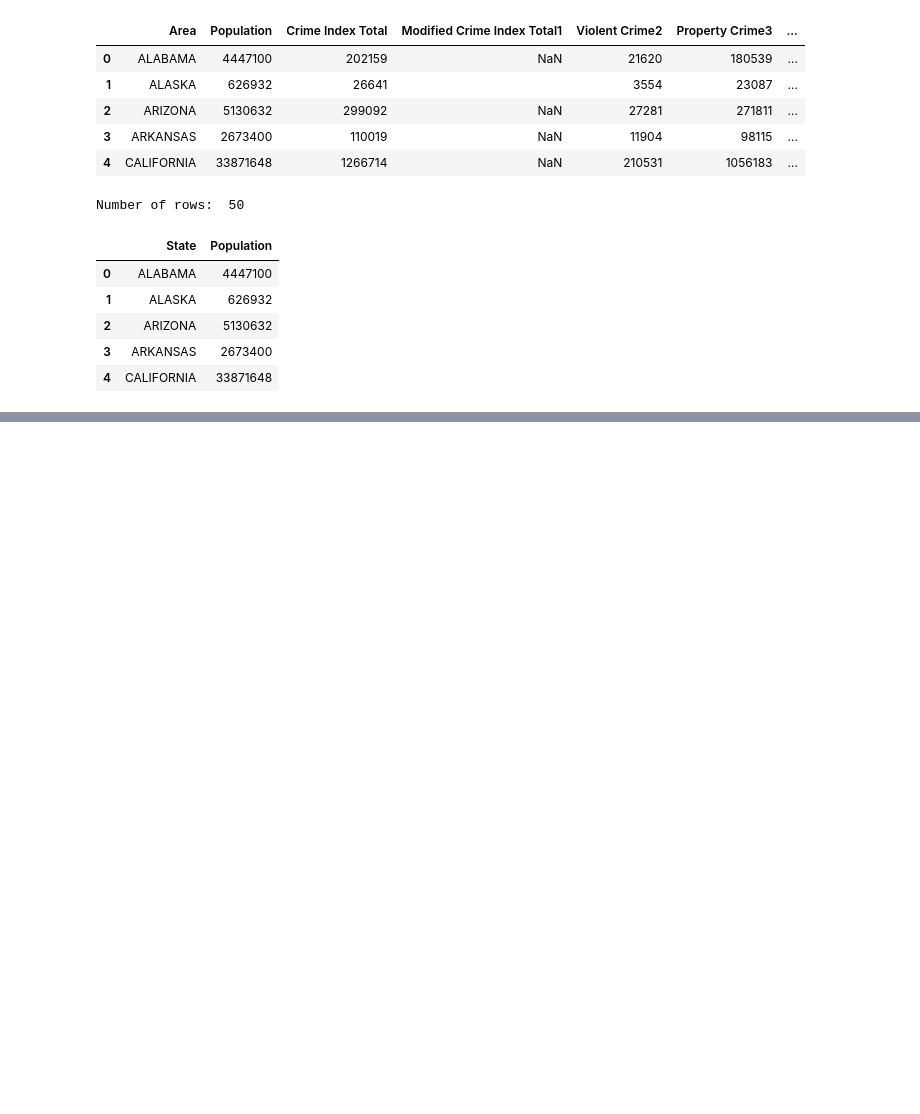
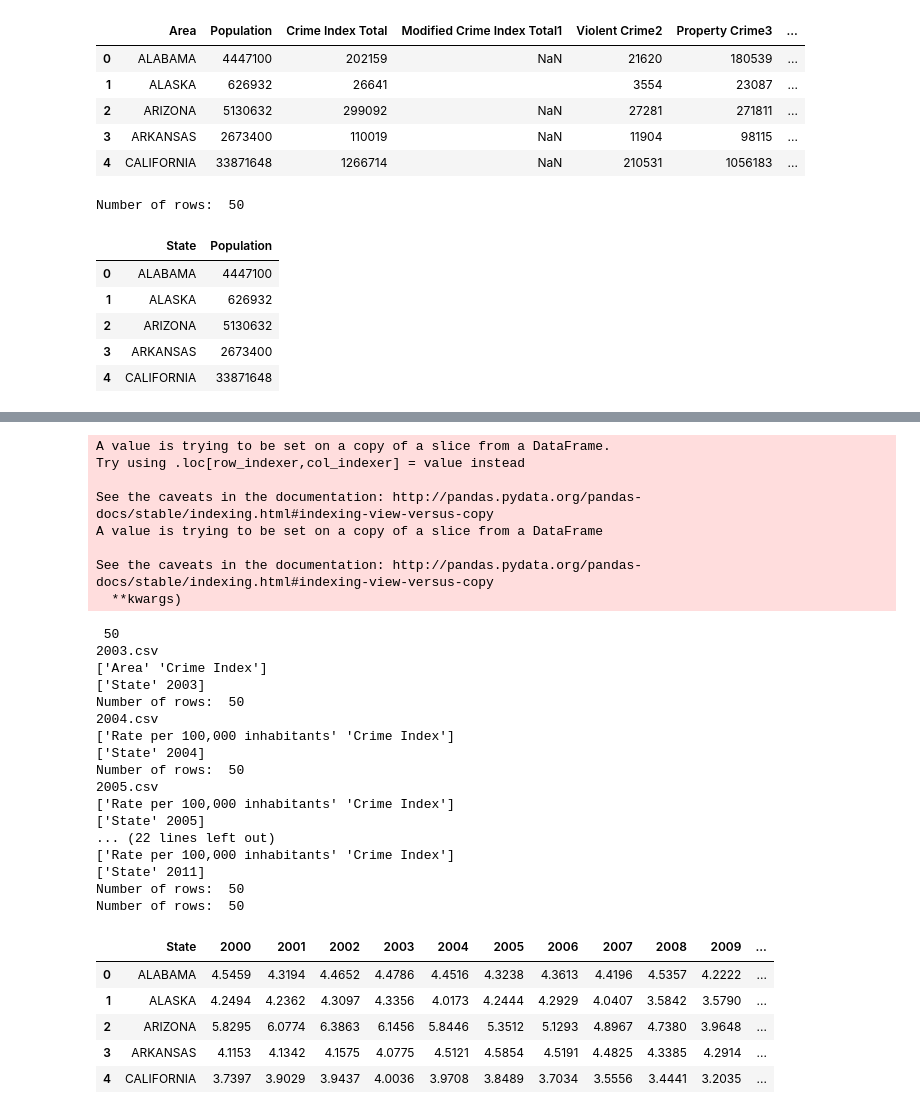
Before and after one commit to bkcno/teamawesome, a Jupyter notebook: crime_data_assembly.ipynb, the cells around one changed output, grey strips where cells are left out. Drawn from its saved outputs; the diff is of its cells as text; code cells hidden in the pictures; blank space fills up the shorter version.

```diff
--- a/crime_data_assembly.ipynb
+++ b/crime_data_assembly.ipynb
@@ -272,0 +389,5 @@ pop_df.to_csv('data\crime\population_all.csv', sep=',', encoding='utf-8', index=
+# %%
+# Load CSV
+path = os.path.join('data', 'crime','crime_rate_cleaned', '2000.csv')
+crime_rate100 = pd.read_csv(path)
+crime_rate100.head(5)
@@ -272,0 +401,6 @@ pop_df.to_csv('data\crime\population_all.csv', sep=',', encoding='utf-8', index=
+# %%
+# Select State and Total Crime columns
+crime_rate100 = crime_rate100.iloc[:,[0,1]]
+
+# Rename columns
+crime_rate100.rename(columns={list(crime_rate100)[0]:'State',list(crime_rate100)[1]:'Rate per 100,000 inhabitants'}, inplace=True)
@@ -272,0 +419,32 @@ pop_df.to_csv('data\crime\population_all.csv', sep=',', encoding='utf-8', index=
+# %%
+# Loop through directory and save crime rate for each year then merge dataframes
+year = 2000
+directory = os.path.join('data', 'crime','crime_rate_cleaned')
+
+for file in os.listdir(directory):
+    print(file)
+    file_directory = 'data\\crime\\crime_rate_cleaned\\'
+    file_path = os.path.join(file_directory, file)
+    dataframe = pd.read_csv(file_path)
+
+    # Get state and rate columns
+    df = dataframe.iloc[:,[0,1]]
+    print(df.columns.values)
+
+    # Create per 100 rate column
+    df['Rate Per 100 Inhabitants'] = df.iloc[:,1] /1000
+
+    # Rename columns
+    df.rename(columns={list(df)[0]:'State', list(df)[1]:'Per 100,000', list(df)[2]:year}, inplace=True)
+    df = df.drop('Per 100,000', 1)
+    print(df.columns.values)
+
+    # Merge dataframes
+    crime_rate100 = pd.merge(crime_rate100, df, left_on='State', right_on='State')
+    print('Number of rows: ', len(crime_rate100.iloc[:,0]))
+    year += 1
+
+crime_rate100 = crime_rate100.drop(crime_rate100.columns[1], axis=1)
+print('Number of rows: ', len(crime_rate100.iloc[:,0]))
+crime_rate100.head()
+# %% [output]
@@ -272,0 +463,31 @@ pop_df.to_csv('data\crime\population_all.csv', sep=',', encoding='utf-8', index=
+A value is trying to be set on a copy of a slice from a DataFrame.
+Try using .loc[row_indexer,col_indexer] = value instead
+
+See the caveats in the documentation: http://pandas.pydata.org/pandas-docs/stable/indexing.html#indexing-view-versus-copy
+A value is trying to be set on a copy of a slice from a DataFrame
+
+See the caveats in the documentation: http://pandas.pydata.org/pandas-docs/stable/indexing.html#indexing-view-versus-copy
+  **kwargs)
+ 50
+2003.csv
+['Area' 'Crime Index']
+['State' 2003]
+Number of rows:  50
+2004.csv
+['Rate per 100,000 inhabitants' 'Crime Index']
+['State' 2004]
+Number of rows:  50
+2005.csv
+['Rate per 100,000 inhabitants' 'Crime Index']
+['State' 2005]
+... (22 lines left out)
+['Rate per 100,000 inhabitants' 'Crime Index']
+['State' 2011]
+Number of rows:  50
+Number of rows:  50
+|  | State | 2000 | 2001 | 2002 | 2003 | 2004 | 2005 | 2006 | 2007 | 2008 | 2009 | ... |
+| 0 | ALABAMA | 4.5459 | 4.3194 | 4.4652 | 4.4786 | 4.4516 | 4.3238 | 4.3613 | 4.4196 | 4.5357 | 4.2222 | ... |
+| 1 | ALASKA | 4.2494 | 4.2362 | 4.3097 | 4.3356 | 4.0173 | 4.2444 | 4.2929 | 4.0407 | 3.5842 | 3.5790 | ... |
+| 2 | ARIZONA | 5.8295 | 6.0774 | 6.3863 | 6.1456 | 5.8446 | 5.3512 | 5.1293 | 4.8967 | 4.7380 | 3.9648 | ... |
+| 3 | ARKANSAS | 4.1153 | 4.1342 | 4.1575 | 4.0775 | 4.5121 | 4.5854 | 4.5191 | 4.4825 | 4.3385 | 4.2914 | ... |
+| 4 | CALIFORNIA | 3.7397 | 3.9029 | 3.9437 | 4.0036 | 3.9708 | 3.8489 | 3.7034 | 3.5556 | 3.4441 | 3.2035 | ... |
```
Also changed, not shown: parts of 16 cells of this notebook, 2 other files.
